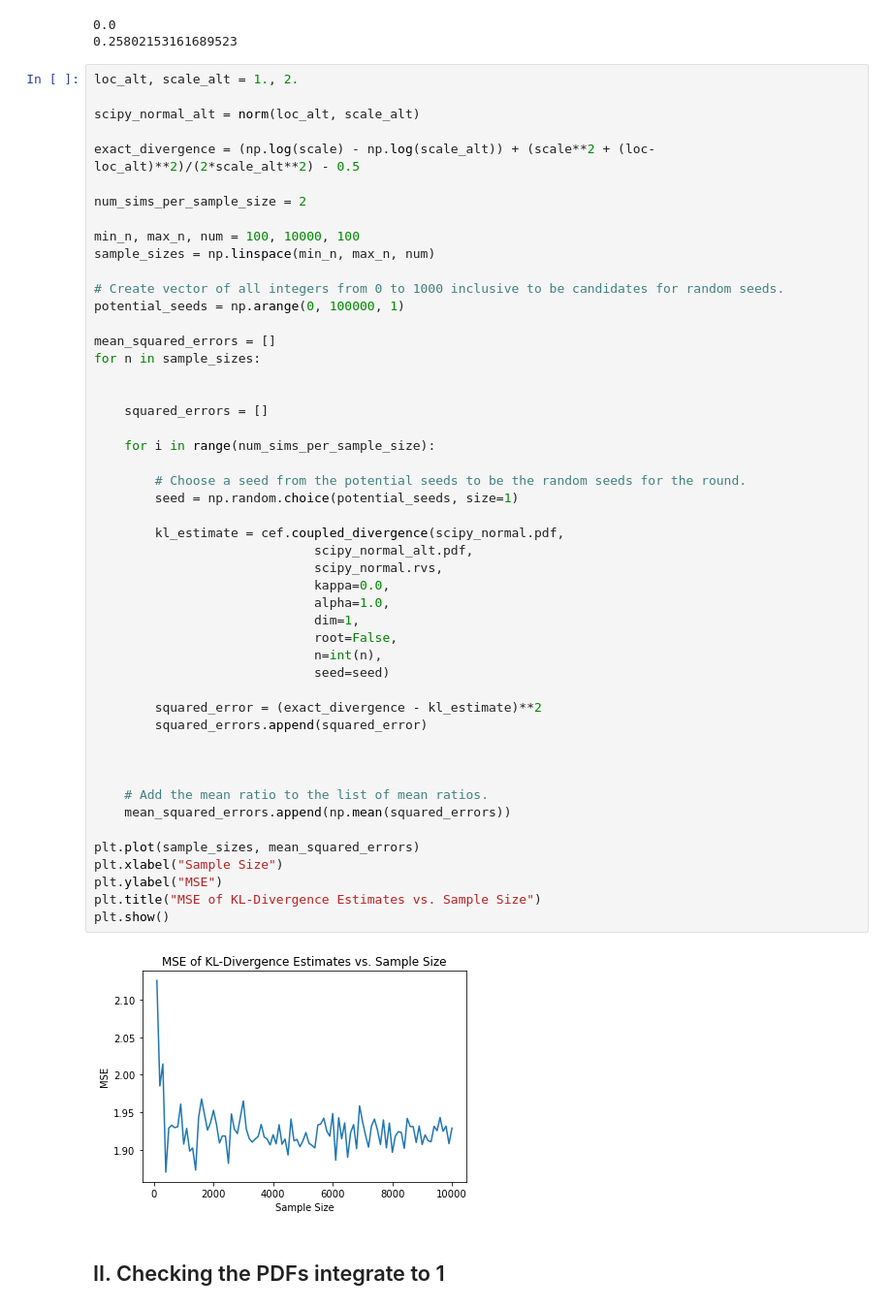
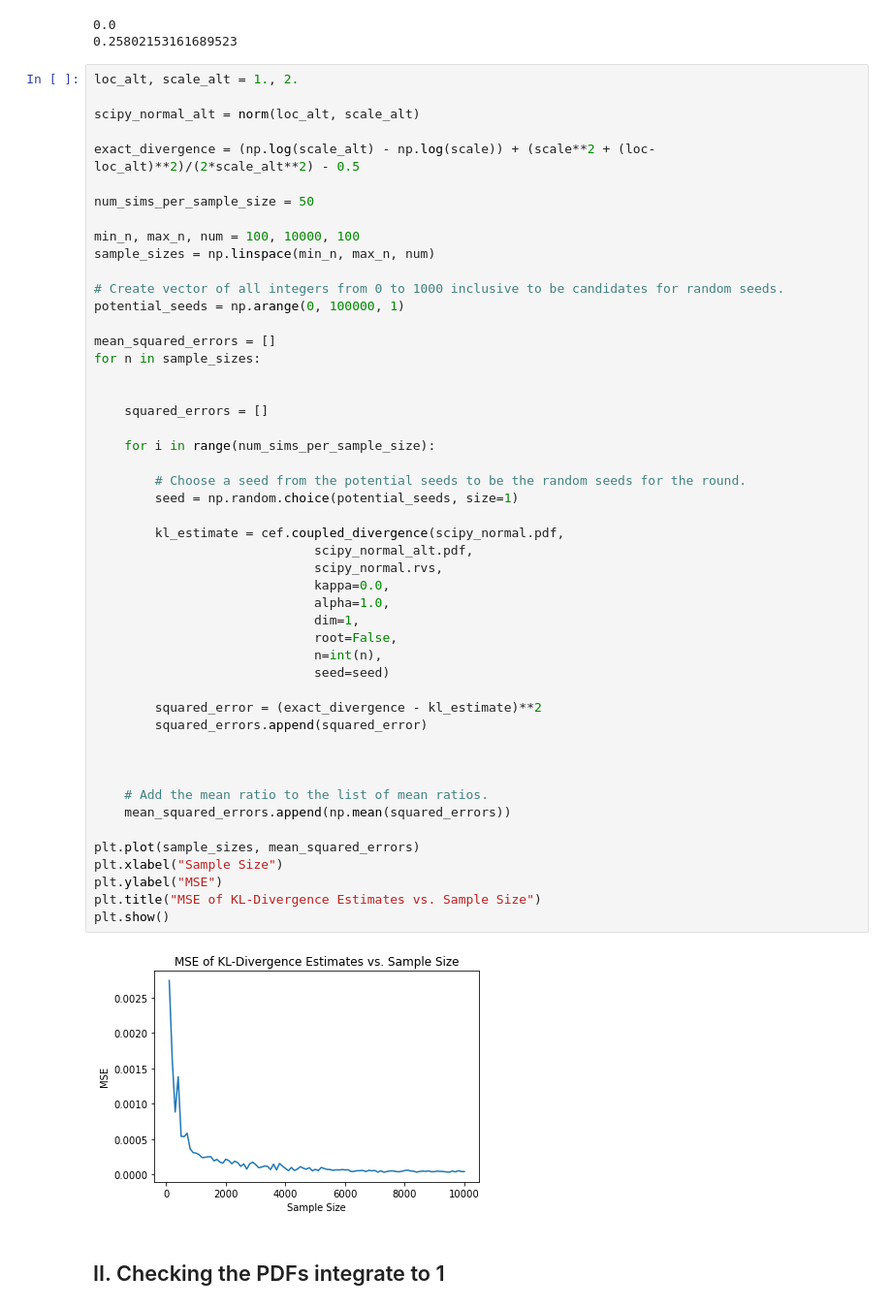
Before and after one commit to Photrek/Nonlinear-Statistical-Coupling, a Jupyter notebook: workspace/john/Coupled Entropy Functions Testing.ipynb, the cells around one changed output. Shown at 97% size. Drawn from its saved outputs; the diff is of its cells as text.

Commit message:
Fixed an error in the calculation of the exact KL divergence between a N(0,1) and a N(1,2) and re-plotted the MSE of the numerical approximations of the KL Divergence.

```diff
--- a/workspace/john/Coupled Entropy Functions Testing.ipynb
+++ b/workspace/john/Coupled Entropy Functions Testing.ipynb
@@ -392,9 +392,9 @@ loc_alt, scale_alt = 1., 2.
 
 scipy_normal_alt = norm(loc_alt, scale_alt)
 
-exact_divergence = (np.log(scale) - np.log(scale_alt)) + (scale**2 + (loc-loc_alt)**2)/(2*scale_alt**2) - 0.5
+exact_divergence = (np.log(scale_alt) - np.log(scale)) + (scale**2 + (loc-loc_alt)**2)/(2*scale_alt**2) - 0.5
 
-num_sims_per_sample_size = 2
+num_sims_per_sample_size = 50
 
 min_n, max_n, num = 100, 10000, 100
 sample_sizes = np.linspace(min_n, max_n, num)
@@ -410,34 +410,34 @@ for n in sample_sizes:
 
     for i in range(num_sims_per_sample_size):
 
         # Choose a seed from the potential seeds to be the random seeds for the round.
         seed = np.random.choice(potential_seeds, size=1)
 
         kl_estimate = cef.coupled_divergence(scipy_normal.pdf,
                              scipy_normal_alt.pdf,
                              scipy_normal.rvs,
                              kappa=0.0,
                              alpha=1.0,
                              dim=1,
                              root=False,
                              n=int(n),
                              seed=seed)
 
         squared_error = (exact_divergence - kl_estimate)**2
         squared_errors.append(squared_error)
 
 
 
     # Add the mean ratio to the list of mean ratios.
     mean_squared_errors.append(np.mean(squared_errors))
 
 plt.plot(sample_sizes, mean_squared_errors)
 plt.xlabel("Sample Size")
 plt.ylabel("MSE")
 plt.title("MSE of KL-Divergence Estimates vs. Sample Size")
 plt.show()
 # %% [output]
-[figure, old version]
+[figure, new version]
 # %% [markdown]
 ## II. Checking the PDFs integrate to 1
 # %%
```
